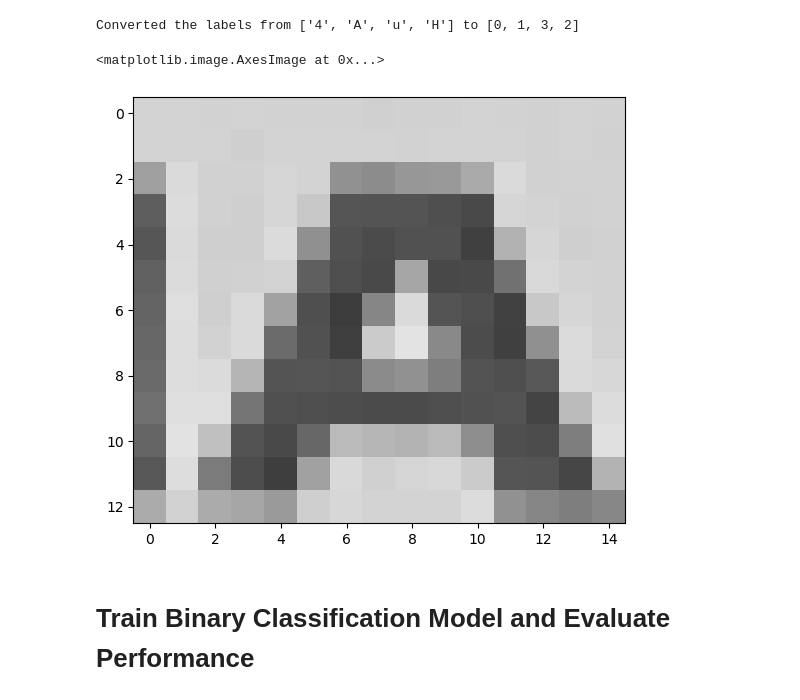
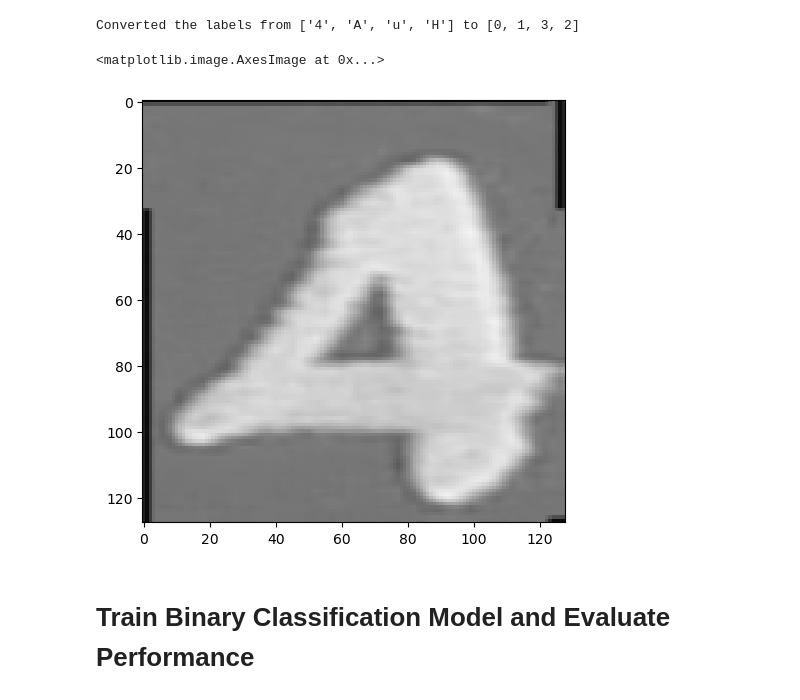
Before and after one commit to Mohamed600-DK/Image_Labelling_Linear_Classification, a Jupyter notebook: Image_Labelling_Linear_Classification.ipynb, the cells around one changed output. Cells and saved outputs as stored; diff of their text form; code cells hidden in the pictures.

````diff
--- a/Image_Labelling_Linear_Classification.ipynb
+++ b/Image_Labelling_Linear_Classification.ipynb
@@ -219,5 +369,8 @@ datasets_images = {data_name[:-4]: os.listdir(loc) for data_name, loc in dataset
 ## Load and store datasets.
 # %% [markdown]
 > In this cell, we read images from their respective locations as NumPy arrays and then convert these images to grayscale.
+# %%
+imgs_size=tuple()
+largest_dataset=0
 # %%
 # Creating a dictionary 'datasets_numpy' to store images as NumPy arrays
@@ -266,0 +469,4 @@ Image Sizes = (13 x 15)
+# %%
+# Iterate through the datasets and resize images to the determined minimum size
+for dataset_name, numpy_list in Gray_datasets_numpy.items():
+    Gray_datasets_numpy[dataset_name] = [resize(img, imgs_size) for img in numpy_list]
@@ -268,27 +504,30 @@ Image Sizes = (13 x 15)
 ## Dataset as dataframe
 # %% [markdown]
 > For enhanced data handling and organization, we construct a DataFrame where each row symbolizes an image. Additionally, we introduce a ```label``` column to signify the character or digit linked to each respective image.
+# %%
+# Create an empty DataFrame with columns representing pixel values
+df = pd.DataFrame(columns=[f'pix_{i}' for i in range(imgs_size[0] * imgs_size[1])])
+df['label'] = None
 # %%
-# Create an empty DataFrame with columns representing pixel values
-df = pd.DataFrame(columns=range(imgs_size[0] * imgs_size[1]))
-
 # Iterate through the datasets in datasets_numpy
-for data_name, img_list in datasets_numpy.items():
+for data_name, img_list in Gray_datasets_numpy.items():
 
     # Iterate through the list of images for each data_name
-    for pixs in img_list:
+    for img in img_list:
 
         # Flatten the pixel values from a 2D array to a 1D array
-        for pix in pixs.reshape(1, -1):
 
-            # Create a temporary DataFrame containing the flattened pixel values
-            df_tem = pd.DataFrame([pix])
+        # Create a temporary DataFrame containing the flattened pixel values
+        img=img.reshape(1, -1)#/255
+        df_tem = pd.DataFrame(img,columns=df.columns[:-1])
 
-            # Add a 'label' column with the value of 'data_name'
-            df_tem['label'] = data_name
 
-            # Concatenate the temporary DataFrame with the main DataFrame 'df'
-            df = pd.concat([df, df_tem])
+        #df_tem = pd.DataFrame(img.reshape(1, -1),columns=df.columns[:-1])
+        # Add a 'label' column with the value of 'data_name'
+        df_tem['label'] = data_name
+        # Concatenate the temporary DataFrame with the main DataFrame 'df'
+        df = pd.concat([df, df_tem],axis=0)
+        #df.loc[-1] =df_tem.iloc[0]
 
 # Reset the index and drop the old index column to create the final DataFrame
 df = df.reset_index(drop=True)
@@ -311,10 +565,10 @@ print(f"Converted the labels from {list(encodig_dic.keys())} to {list(encodig_di
 Converted the labels from ['4', 'A', 'u', 'H'] to [0, 1, 3, 2]
 # %%
 # diplay the charater 'A'
-skimgio.imshow(np.array(df.iloc[60,:-2],dtype=np.float32).reshape(imgs_size))
+imshow(np.array(df.iloc[100,:-2],dtype=np.float32).reshape(imgs_size))
 # %% [output]
 <matplotlib.image.AxesImage at 0x...>
-[figure, old version]
+[figure, new version]
 # %% [markdown]
 # Train Binary Classification Model and Evaluate Performance
 # %% [markdown]
````
Also changed, not shown: parts of 28 cells of this notebook.
